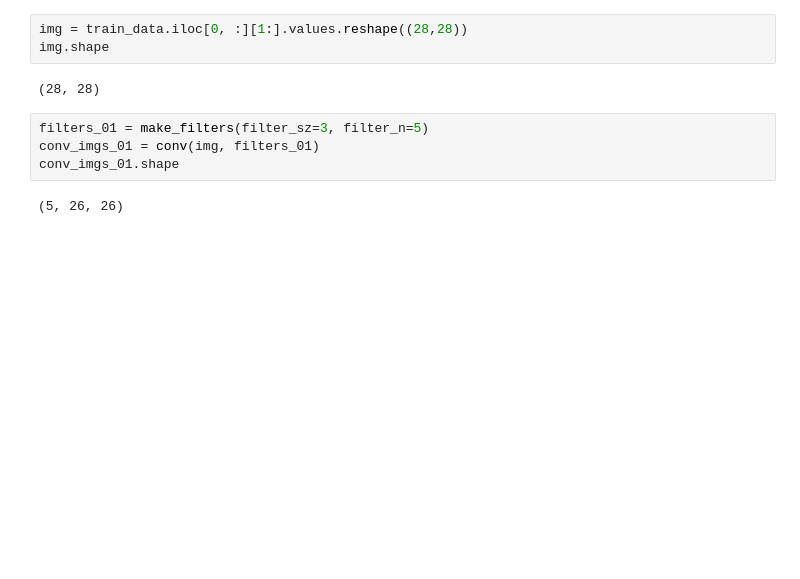
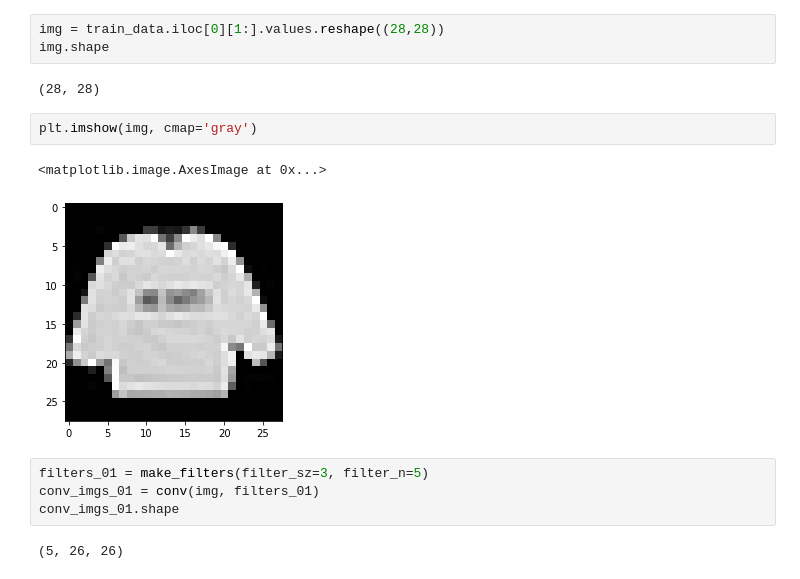
Before and after one commit to zshujon/whats_inside_a_, a Jupyter notebook: conv_opt.ipynb, the cells around one changed output. Drawn from its saved outputs; the diff is of its cells as text; blank space fills up the shorter version.

```diff
--- a/conv_opt.ipynb
+++ b/conv_opt.ipynb
@@ -86,10 +108,15 @@ def non_linearity(arr, act_type='relu'):
 def dense(act, weights):
     return np.dot(act, weights)
 # %%
-img = train_data.iloc[0, :][1:].values.reshape((28,28))
+img = train_data.iloc[0][1:].values.reshape((28,28))
 img.shape
 # %% [output]
 (28, 28)
+# %%
+plt.imshow(img, cmap='gray')
+# %% [output]
+<matplotlib.image.AxesImage at 0x...>
+[figure, added]
 # %%
 filters_01 = make_filters(filter_sz=3, filter_n=5)
 conv_imgs_01 = conv(img, filters_01)
```
Also changed, not shown: parts of 13 cells of this notebook.
